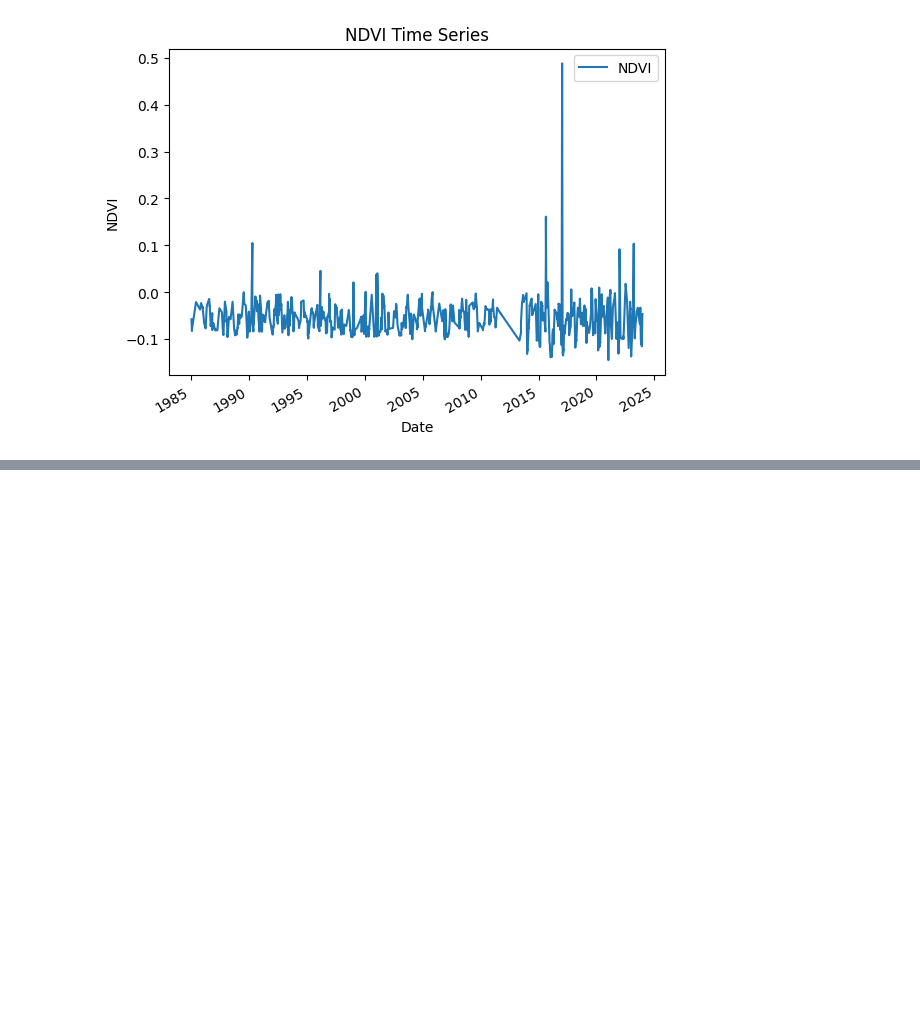
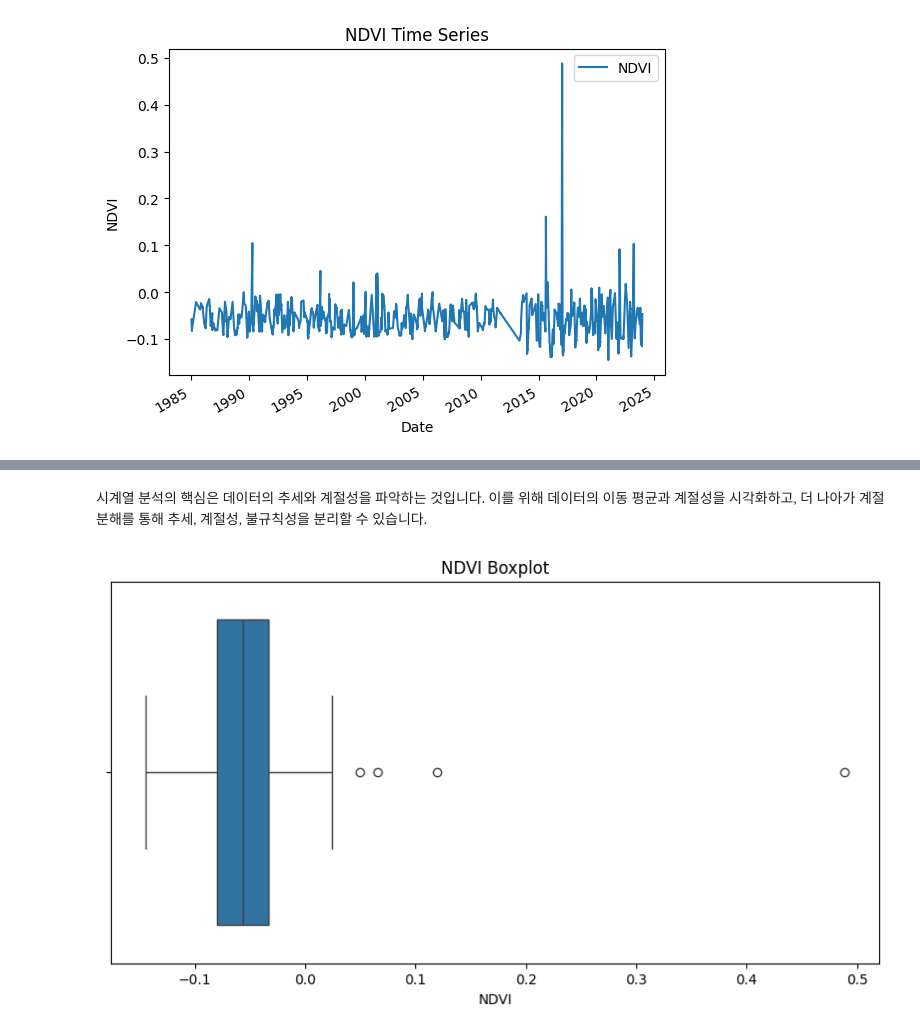
Before and after one commit to jjangmo91/Cervus-nippon_Anmado-Is., a Jupyter notebook: Cervus-nippon_Anmado-Is.ipynb, the cells around one changed output, grey strips where cells are left out. Cells and saved outputs as stored; diff of their text form; code cells hidden in the pictures; blank space fills up the shorter version.

```diff
--- a/Cervus-nippon_Anmado-Is.ipynb
+++ b/Cervus-nippon_Anmado-Is.ipynb
@@ -568,0 +259,11 @@ KeyError: 'date'
+# %% [markdown]
+시계열 분석의 핵심은 데이터의 추세와 계절성을 파악하는 것입니다. 이를 위해 데이터의 이동 평균과 계절성을 시각화하고, 더 나아가 계절 분해를 통해 추세, 계절성, 불규칙성을 분리할 수 있습니다.
+# %%
+# NDVI 값의 박스플롯 시각화 (이상치 탐색)
+plt.figure(figsize=(10, 5))
+sns.boxplot(x=df_m['NDVI'])
+plt.title('NDVI Boxplot')
+plt.xlabel('NDVI')
+plt.show()
+# %% [output]
+[figure, added]
```
Also changed, not shown: parts of 34 cells of this notebook.
